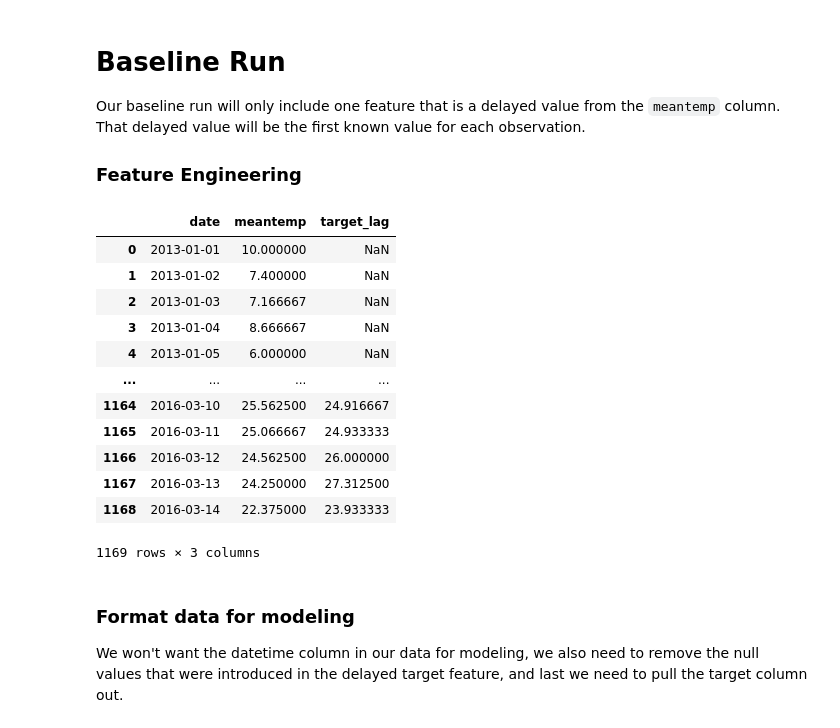
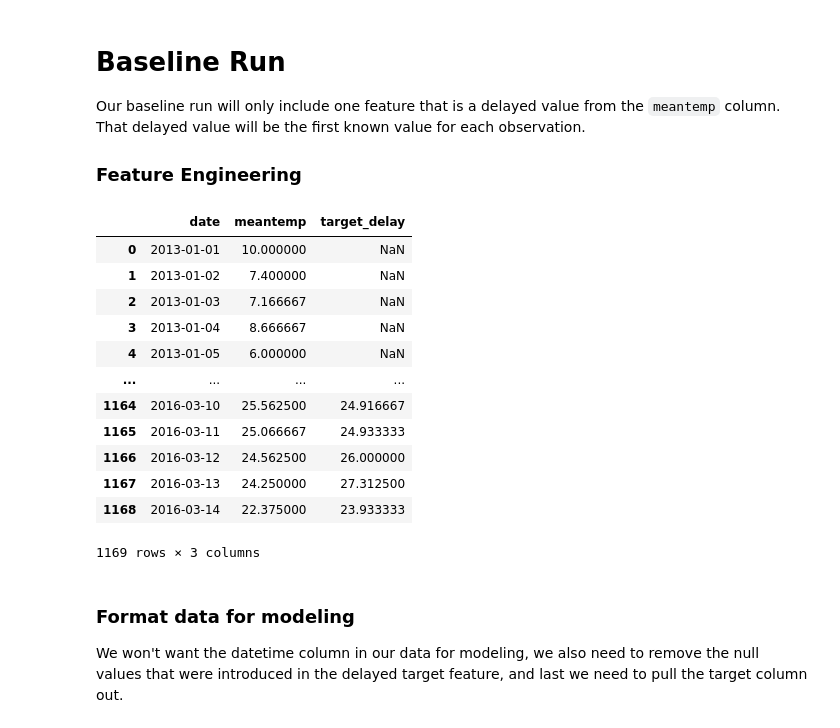
Before and after one commit to alteryx/open_source_demos, a Jupyter notebook: predict-daily-temperature/Temperature-Demo.ipynb, the cells around one changed output. Drawn from its saved outputs; the diff is of its cells as text; code cells hidden in the pictures.

```diff
--- a/predict-daily-temperature/Temperature-Demo.ipynb
+++ b/predict-daily-temperature/Temperature-Demo.ipynb
@@ -136,16 +138,16 @@ Our baseline run will only include one feature that is a delayed value from the
 # %%
 # Add a delayed target feature to both traning and test data
 target_lag_training = training_data[target_col].shift(forecast_horizon + gap + 1)
-target_lag_training.name = 'target_lag'
+target_lag_training.name = 'target_delay'
 baseline_training = pd.concat([training_data, target_lag_training], axis=1)
 
 target_lag_test = test_data[target_col].shift(forecast_horizon + gap + 1)
-target_lag_test.name = 'target_lag'
+target_lag_test.name = 'target_delay'
 baseline_test = pd.concat([test_data, target_lag_test], axis=1)
 
 baseline_training
 # %% [output]
-|  | date | meantemp | target_lag |
+|  | date | meantemp | target_delay |
 | 0 | 2013-01-01 | 10.000000 | NaN |
 | 1 | 2013-01-02 | 7.400000 | NaN |
 | 2 | 2013-01-03 | 7.166667 | NaN |
```
Also changed, not shown: parts of 40 cells of this notebook.
